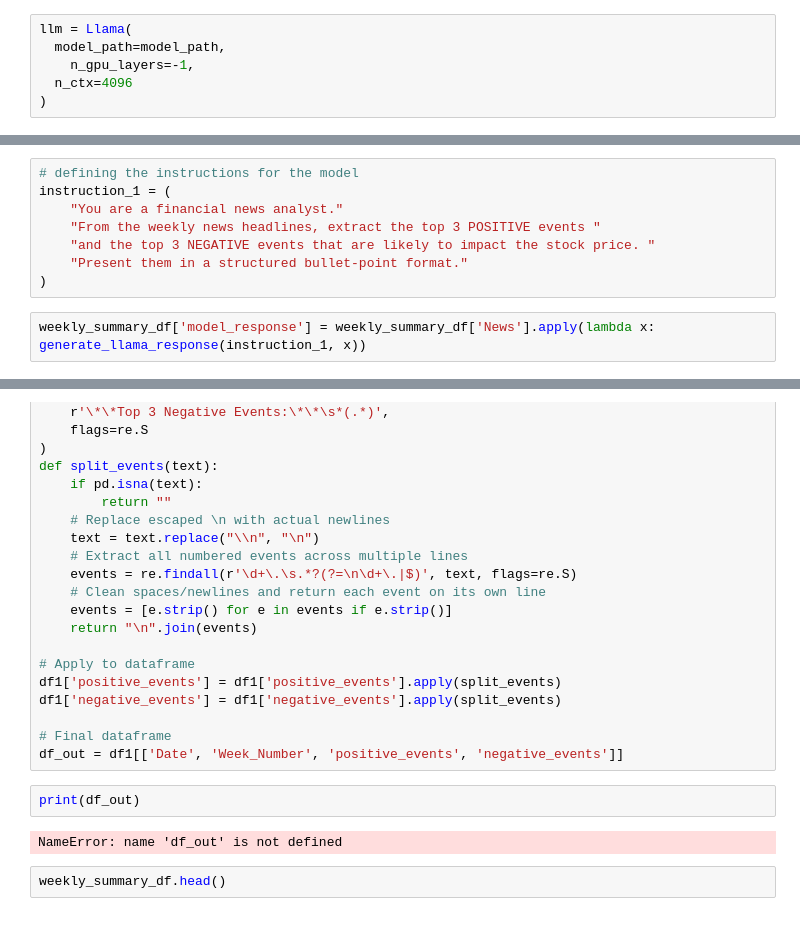
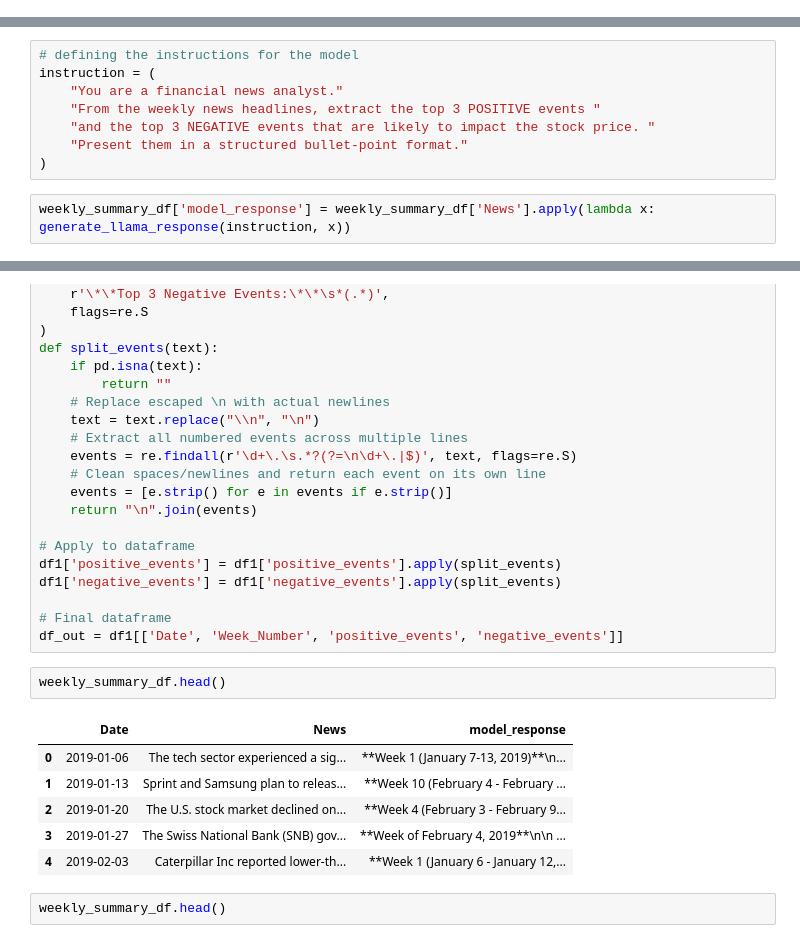
Before and after one commit to siddharth-rathore/NLP, a Jupyter notebook: NLP_Project_Full_Code-1.ipynb, the cells around one changed output, grey strips where cells are left out. Cells and saved outputs as stored; diff of their text form.

```diff
--- a/NLP_Project_Full_Code-1.ipynb
+++ b/NLP_Project_Full_Code-1.ipynb
@@ -795,9 +771,3 @@ CUDA : ARCHS = 500,520,530,600,610,620,700,720,750,800,860,870,890,900 | FORCE_M
 Model metadata: {'tokenizer.chat_template': "{{ bos_token }}{% for message in messages %}{% if (message['role'] == 'user') != (loop.index0 % 2 == 0) %}{{ raise_exception('Conversation roles must alter ...
 Available chat formats from metadata: chat_template.default
 Guessed chat format: mistral-instruct
-# %%
-llm = Llama(
-  model_path=model_path,
-    n_gpu_layers=-1,
-  n_ctx=4096
-)
@@ -914,12 +866,12 @@ weekly_grouped
 weekly_summary_df = weekly_grouped.copy()
 # %%
 # defining the instructions for the model
-instruction_1 = (
+instruction = (
     "You are a financial news analyst."
     "From the weekly news headlines, extract the top 3 POSITIVE events "
     "and the top 3 NEGATIVE events that are likely to impact the stock price. "
     "Present them in a structured bullet-point format."
 )
 # %%
-weekly_summary_df['model_response'] = weekly_summary_df['News'].apply(lambda x: generate_llama_response(instruction_1, x))
+weekly_summary_df['model_response'] = weekly_summary_df['News'].apply(lambda x: generate_llama_response(instruction, x))
 # %% [output]
@@ -978,9 +920,14 @@ df1['negative_events'] = df1['negative_events'].apply(split_events)
 # Final dataframe
 df_out = df1[['Date', 'Week_Number', 'positive_events', 'negative_events']]
 # %%
-print(df_out)
+weekly_summary_df.head()
 # %% [output]
-NameError: name 'df_out' is not defined
+|  | Date | News | model_response |
+| 0 | 2019-01-06 | The tech sector experienced a sig... | **Week 1 (January 7-13, 2019)**\n... |
+| 1 | 2019-01-13 | Sprint and Samsung plan to releas... | **Week 10 (February 4 - February ... |
+| 2 | 2019-01-20 | The U.S. stock market declined on... | **Week 4 (February 3 - February 9... |
+| 3 | 2019-01-27 | The Swiss National Bank (SNB) gov... | **Week of February 4, 2019**\n\n ... |
+| 4 | 2019-02-03 | Caterpillar Inc reported lower-th... | **Week 1 (January 6 - January 12,... |
 # %%
 weekly_summary_df.head()
 # %% [output]
```
Also changed, not shown: parts of 9 cells of this notebook.
